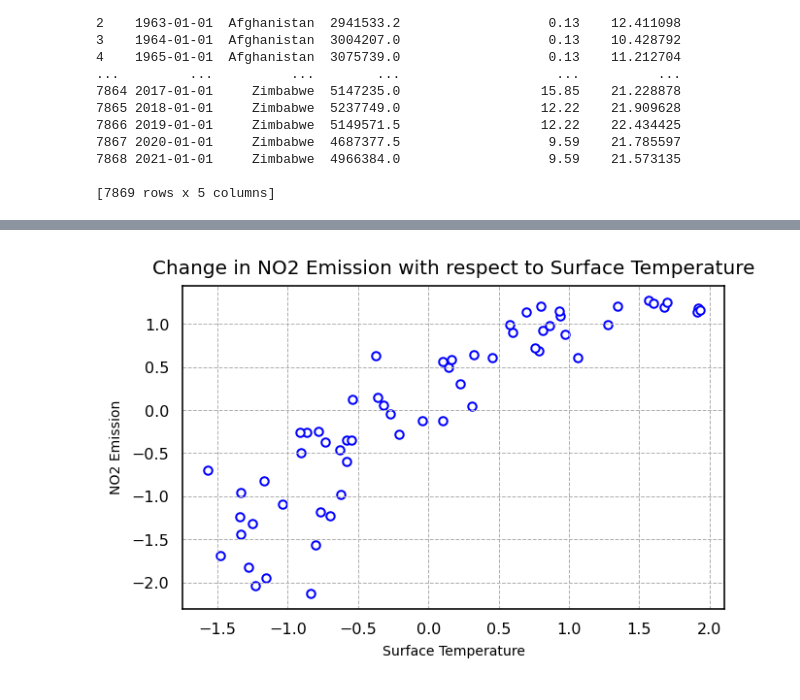
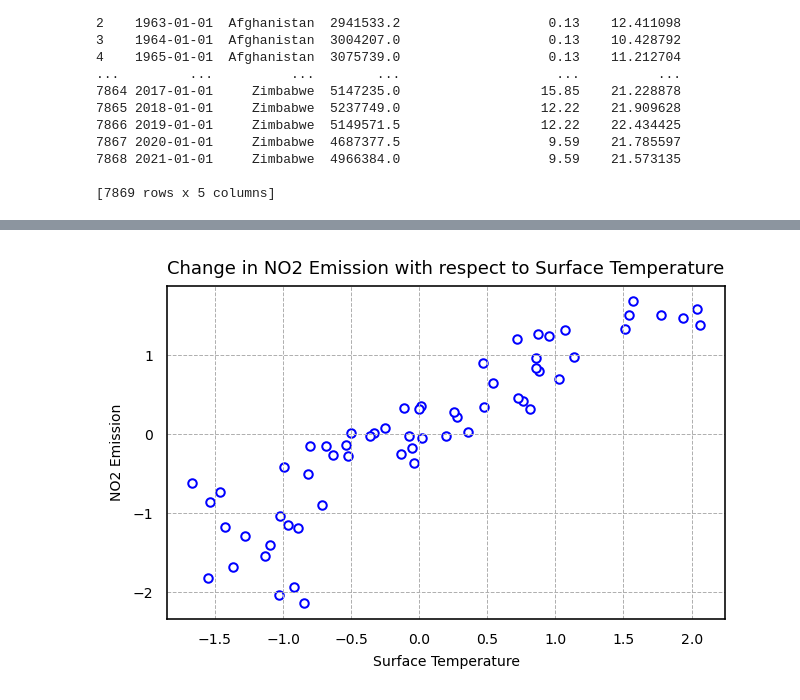
Before and after one commit to MuhammedThariq/Data-Science-Final-Project, a Jupyter notebook: Exploratory_data_analysis.ipynb, the cells around one changed output, grey strips where cells are left out. Cells and saved outputs as stored; diff of their text form; code cells hidden in the pictures.

```diff
--- a/Exploratory_data_analysis.ipynb
+++ b/Exploratory_data_analysis.ipynb
@@ -77,4 +94,5 @@ print(forecast_df)
 [7869 rows x 5 columns]
 # %%
 #Removing all the entries where the Country name is World
-forecast_df = forecast_df[forecast_df['Country']!='World']
+world_df = forecast_df[forecast_df['Country']=='World']
+print(world_df)
@@ -108,7 +114,7 @@ corr_df_filter = corr_df.drop(columns = ['Year'], axis=1)
 # %%
 #Normalising data using MinMaxScaler and creating a new normalised datafraame
 scaler = StandardScaler()
-corr_df_norm = pd.DataFrame(scaler.fit_transform(corr_df_filter), columns = corr_df_filter.columns)
+corr_df_norm = pd.DataFrame(scaler.fit_transform(world_df[['Emission', 'Fertlizer_consumption', 'Temperature']]), columns = ['Emission', 'Fertlizer_consumption', 'Temperature'])
 print(corr_df_norm)
 # %% [output]
     Emission  Fertlizer_consumption  Temperature
@@ -154,17 +160,17 @@ plt.show()
 # %%
 #Plotting a scatter plot to show the correlation between Nitrous Oxide emission
 #and temperature
 plt.figure(dpi=144, figsize=(5,3))
 plt.scatter(x=corr_df_norm['Temperature'], y=corr_df_norm['Emission'],
             s=18, facecolor='white', edgecolor='blue')
 plt.xlabel("Surface Temperature", fontsize=7)
 plt.ylabel("NO2 Emission", fontsize=7)
-plt.xticks(fontsize=8)
-plt.yticks(fontsize=8)
+plt.xticks(fontsize=7)
+plt.yticks(fontsize=7)
 plt.grid(linewidth=0.5, linestyle='--')
 ax = plt.gca()
 ax.tick_params(left=False, bottom=False)
-plt.title("Change in NO2 Emission with respect to Surface Temperature", fontsize=10)
+plt.title("Change in NO2 Emission with respect to Surface Temperature", fontsize=9)
 plt.show()
 # %% [output]
-[figure, old version]
+[figure, new version]
```
Also changed, not shown: parts of 50 cells of this notebook.
